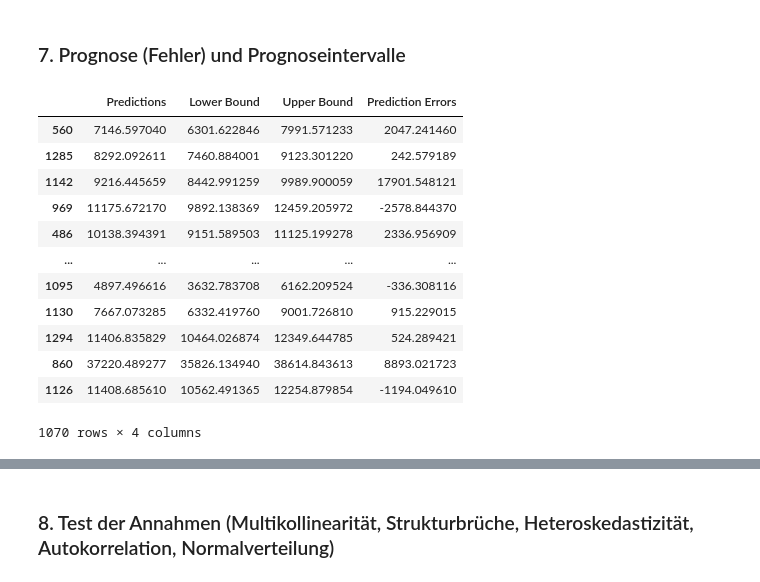
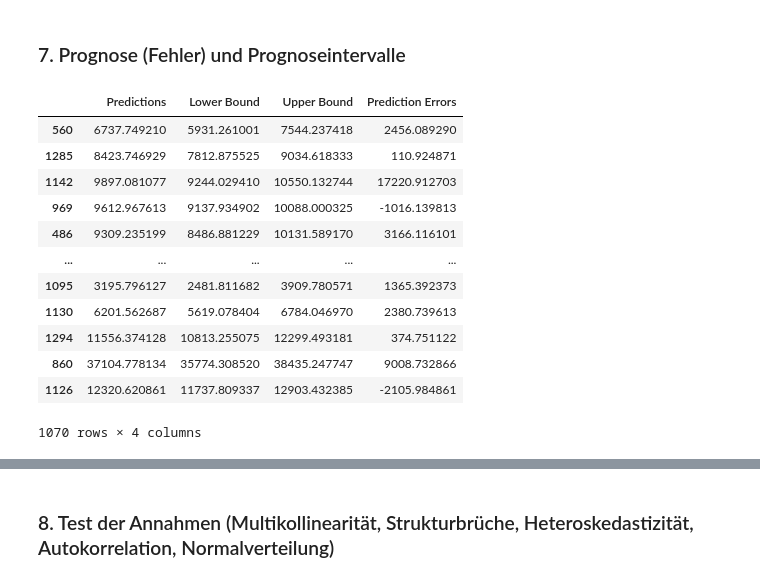
Before and after one commit to BrockherdeT/econometrics, a Jupyter notebook: shared_A2.ipynb, the cells around one changed output, grey strips where cells are left out. Saved outputs shown, nothing was run; the diff lists cells and outputs as text; code cells hidden in the pictures.

```diff
--- a/shared_A2.ipynb
+++ b/shared_A2.ipynb
@@ -593,41 +602,41 @@ F-Statistik: 612.0062015503876
 ### 7. Prognose (Fehler) und Prognoseintervalle
 # %%
 # Calculate forecast errors
-prediction_errors = results_1.resid
+prediction_errors = results.resid
 
 # Calculate prediction intervals
-pred_ci = results_1.get_prediction().conf_int()
+pred_ci = results.get_prediction().conf_int()
 
 # Extract lower and upper bounds of the prediction intervals
 lower_bounds = pred_ci[:, 0]
 upper_bounds = pred_ci[:, 1]
 
 # Take predictions of the same length as the other arrays
-y_pred = results_1.predict()
+y_pred = results.predict()
 
 # Create DataFrame
 data_dict = {
     "Predictions": y_pred,
     "Lower Bound": lower_bounds,
     "Upper Bound": upper_bounds,
     "Prediction Errors": prediction_errors
 }
 
 df = pd.DataFrame(data_dict)
 df
 # %% [output]
 |  | Predictions | Lower Bound | Upper Bound | Prediction Errors |
-| 560 | 7146.597040 | 6301.622846 | 7991.571233 | 2047.241460 |
-| 1285 | 8292.092611 | 7460.884001 | 9123.301220 | 242.579189 |
-| 1142 | 9216.445659 | 8442.991259 | 9989.900059 | 17901.548121 |
-| 969 | 11175.672170 | 9892.138369 | 12459.205972 | -2578.844370 |
-| 486 | 10138.394391 | 9151.589503 | 11125.199278 | 2336.956909 |
+| 560 | 6737.749210 | 5931.261001 | 7544.237418 | 2456.089290 |
+| 1285 | 8423.746929 | 7812.875525 | 9034.618333 | 110.924871 |
+| 1142 | 9897.081077 | 9244.029410 | 10550.132744 | 17220.912703 |
+| 969 | 9612.967613 | 9137.934902 | 10088.000325 | -1016.139813 |
+| 486 | 9309.235199 | 8486.881229 | 10131.589170 | 3166.116101 |
 | ... | ... | ... | ... | ... |
-| 1095 | 4897.496616 | 3632.783708 | 6162.209524 | -336.308116 |
-| 1130 | 7667.073285 | 6332.419760 | 9001.726810 | 915.229015 |
-| 1294 | 11406.835829 | 10464.026874 | 12349.644785 | 524.289421 |
-| 860 | 37220.489277 | 35826.134940 | 38614.843613 | 8893.021723 |
-| 1126 | 11408.685610 | 10562.491365 | 12254.879854 | -1194.049610 |
+| 1095 | 3195.796127 | 2481.811682 | 3909.780571 | 1365.392373 |
+| 1130 | 6201.562687 | 5619.078404 | 6784.046970 | 2380.739613 |
+| 1294 | 11556.374128 | 10813.255075 | 12299.493181 | 374.751122 |
+| 860 | 37104.778134 | 35774.308520 | 38435.247747 | 9008.732866 |
+| 1126 | 12320.620861 | 11737.809337 | 12903.432385 | -2105.984861 |
 1070 rows × 4 columns
 # %%
 import matplotlib.pyplot as plt
```
Also changed, not shown: parts of 11 cells of this notebook.
